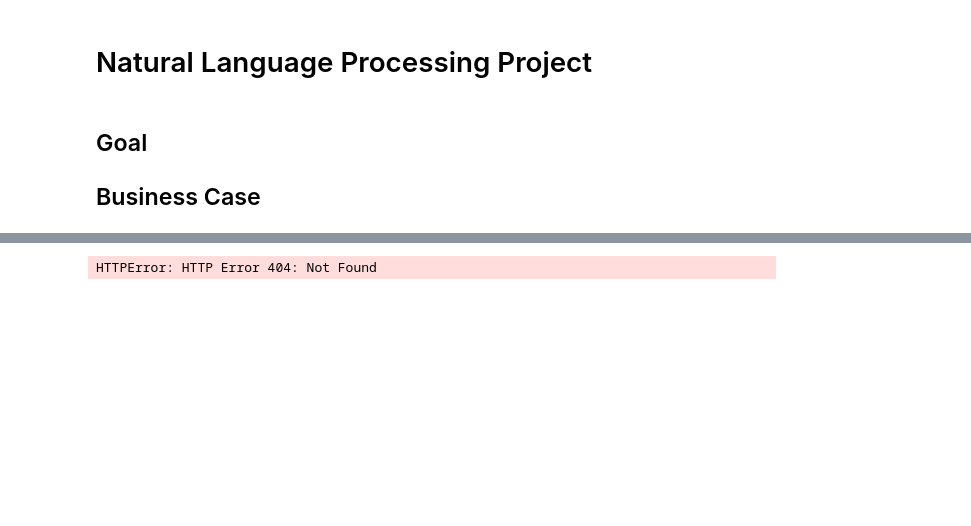
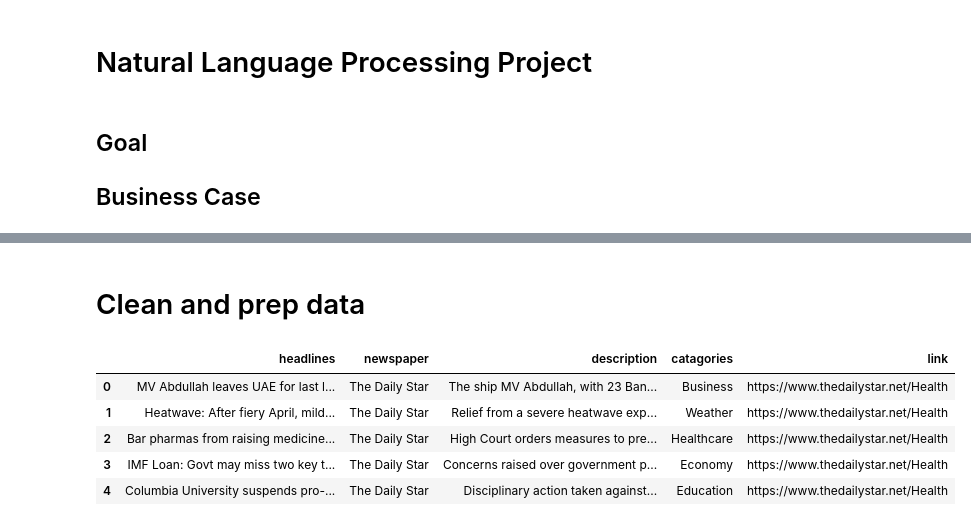
Before and after one commit to ABeanHz/MSA, a Jupyter notebook: NLP/News Article Categorization.ipynb, the cells around one changed output, grey strips where cells are left out. Drawn from its saved outputs; the diff is of its cells as text; code cells hidden in the pictures; blank space fills up the shorter version.

```diff
--- a/NLP/News Article Categorization.ipynb
+++ b/NLP/News Article Categorization.ipynb
@@ -58,4 +64,13 @@ import seaborn as sns
+# %% [markdown]
+# Clean and prep data
 # %%
 # Load the dataset
+original_df = pd.read_excel("News_recommendation_dataset.xlsx")
+original_df.head()
 # %% [output]
-HTTPError: HTTP Error 404: Not Found
+|  | headlines | newspaper | description | catagories | link |
+| 0 | MV Abdullah leaves UAE for last l... | The Daily Star | The ship MV Abdullah, with 23 Ban... | Business | https://www.thedailystar.net/Health |
+| 1 | Heatwave: After fiery April, mild... | The Daily Star | Relief from a severe heatwave exp... | Weather | https://www.thedailystar.net/Health |
+| 2 | Bar pharmas from raising medicine... | The Daily Star | High Court orders measures to pre... | Healthcare | https://www.thedailystar.net/Health |
+| 3 | IMF Loan: Govt may miss two key t... | The Daily Star | Concerns raised over government p... | Economy | https://www.thedailystar.net/Health |
+| 4 | Columbia University suspends pro-... | The Daily Star | Disciplinary action taken against... | Education | https://www.thedailystar.net/Health |
```
Also changed, not shown: parts of 24 cells of this notebook, 1 other file.
